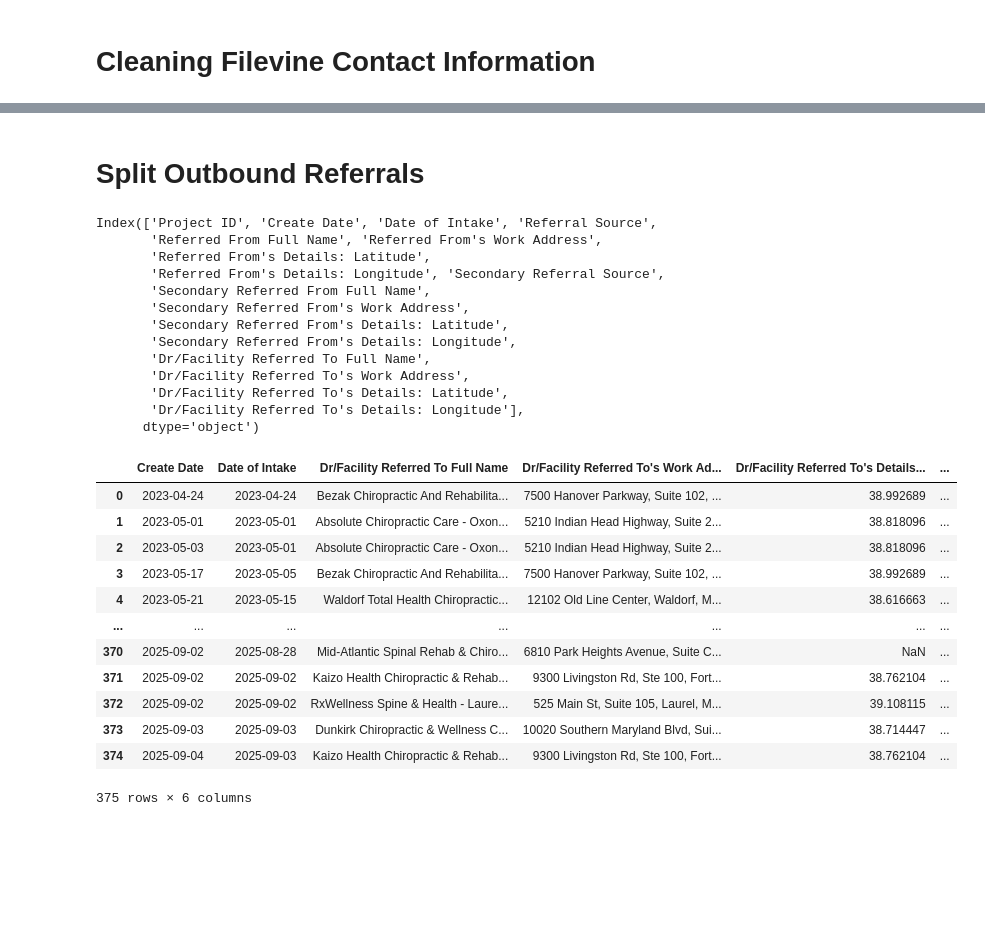
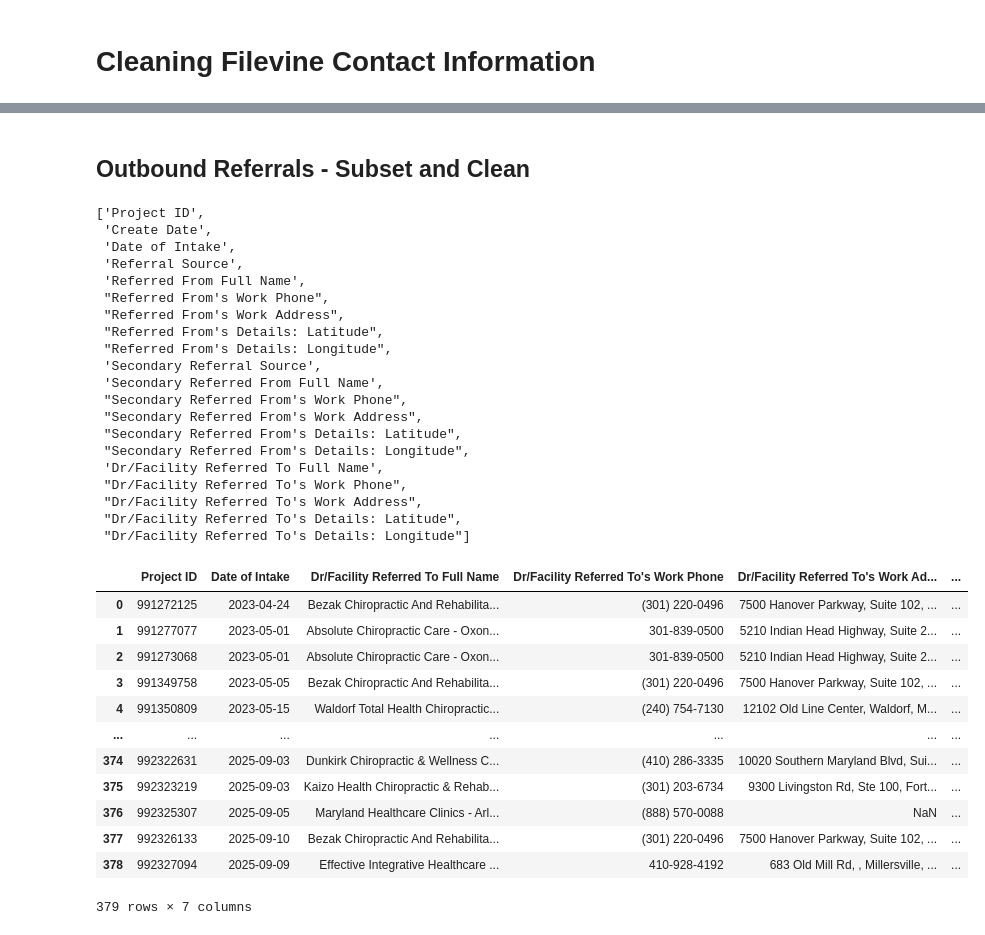
Before and after one commit to The-Jaklitsch-Law-Group/JLG_Provider_Recommender, a Jupyter notebook: prepare_contacts/contact_cleaning.ipynb, the cells around one changed output, grey strips where cells are left out. Drawn from its saved outputs; the diff is of its cells as text; code cells hidden in the pictures; blank space fills up the shorter version.

```diff
--- a/prepare_contacts/contact_cleaning.ipynb
+++ b/prepare_contacts/contact_cleaning.ipynb
@@ -246,48 +323,56 @@ df_inbound
 # %%
 df_inbound.to_parquet('../data/processed/cleaned_inbound_referrals.parquet', compression='zstd')
 # %% [markdown]
-# Split Outbound Referrals
+## Outbound Referrals - Subset and Clean
 # %%
-df_all.columns
+df_all.columns.to_list()
 # %% [output]
-Index(['Project ID', 'Create Date', 'Date of Intake', 'Referral Source',
-       'Referred From Full Name', 'Referred From's Work Address',
-       'Referred From's Details: Latitude',
-       'Referred From's Details: Longitude', 'Secondary Referral Source',
-       'Secondary Referred From Full Name',
-       'Secondary Referred From's Work Address',
-       'Secondary Referred From's Details: Latitude',
-       'Secondary Referred From's Details: Longitude',
-       'Dr/Facility Referred To Full Name',
-       'Dr/Facility Referred To's Work Address',
-       'Dr/Facility Referred To's Details: Latitude',
-       'Dr/Facility Referred To's Details: Longitude'],
-      dtype='object')
+['Project ID',
+ 'Create Date',
+ 'Date of Intake',
+ 'Referral Source',
+ 'Referred From Full Name',
+ "Referred From's Work Phone",
+ "Referred From's Work Address",
+ "Referred From's Details: Latitude",
+ "Referred From's Details: Longitude",
+ 'Secondary Referral Source',
+ 'Secondary Referred From Full Name',
+ "Secondary Referred From's Work Phone",
+ "Secondary Referred From's Work Address",
+ "Secondary Referred From's Details: Latitude",
+ "Secondary Referred From's Details: Longitude",
+ 'Dr/Facility Referred To Full Name',
+ "Dr/Facility Referred To's Work Phone",
+ "Dr/Facility Referred To's Work Address",
+ "Dr/Facility Referred To's Details: Latitude",
+ "Dr/Facility Referred To's Details: Longitude"]
 # %%
 outbound_referral_columns = [
-    'Create Date', 'Date of Intake', 'Dr/Facility Referred To Full Name',
-       'Dr/Facility Referred To\'s Work Address',
-       'Dr/Facility Referred To\'s Details: Latitude',
-       'Dr/Facility Referred To\'s Details: Longitude'
-       ]
+    'Project ID',
+    'Date of Intake',
+    'Dr/Facility Referred To Full Name',
+    "Dr/Facility Referred To's Work Phone",
+    "Dr/Facility Referred To's Work Address",
+    "Dr/Facility Referred To's Details: Latitude",
+    "Dr/Facility Referred To's Details: Longitude"
+    ]
 
 df_outbound = df_all[outbound_referral_columns].copy()
 df_outbound = df_outbound[df_outbound["Dr/Facility Referred To Full Name"].notna()]
-# df_outbound = df_outbound[df_outbound["Dr/Facility Referred To's Details: Latitude"].notna()]
-# df_outbound = df_outbound[df_outbound["Dr/Facility Referred To's Details: Longitude"].notna()]
 df_outbound = df_outbound.reset_index(drop= True)
 df_outbound
 # %% [output]
-|  | Create Date | Date of Intake | Dr/Facility Referred To Full Name | Dr/Facility Referred To's Work Ad... | Dr/Facility Referred To's Details... | ... |
-| 0 | 2023-04-24 | 2023-04-24 | Bezak Chiropractic And Rehabilita... | 7500 Hanover Parkway, Suite 102, ... | 38.992689 | ... |
-| 1 | 2023-05-01 | 2023-05-01 | Absolute Chiropractic Care - Oxon... | 5210 Indian Head Highway, Suite 2... | 38.818096 | ... |
-| 2 | 2023-05-03 | 2023-05-01 | Absolute Chiropractic Care - Oxon... | 5210 Indian Head Highway, Suite 2... | 38.818096 | ... |
-| 3 | 2023-05-17 | 2023-05-05 | Bezak Chiropractic And Rehabilita... | 7500 Hanover Parkway, Suite 102, ... | 38.992689 | ... |
-| 4 | 2023-05-21 | 2023-05-15 | Waldorf Total Health Chiropractic... | 12102 Old Line Center, Waldorf, M... | 38.616663 | ... |
+|  | Project ID | Date of Intake | Dr/Facility Referred To Full Name | Dr/Facility Referred To's Work Phone | Dr/Facility Referred To's Work Ad... | ... |
+| 0 | 991272125 | 2023-04-24 | Bezak Chiropractic And Rehabilita... | (301) 220-0496 | 7500 Hanover Parkway, Suite 102, ... | ... |
+| 1 | 991277077 | 2023-05-01 | Absolute Chiropractic Care - Oxon... | 301-839-0500 | 5210 Indian Head Highway, Suite 2... | ... |
+| 2 | 991273068 | 2023-05-01 | Absolute Chiropractic Care - Oxon... | 301-839-0500 | 5210 Indian Head Highway, Suite 2... | ... |
+| 3 | 991349758 | 2023-05-05 | Bezak Chiropractic And Rehabilita... | (301) 220-0496 | 7500 Hanover Parkway, Suite 102, ... | ... |
+| 4 | 991350809 | 2023-05-15 | Waldorf Total Health Chiropractic... | (240) 754-7130 | 12102 Old Line Center, Waldorf, M... | ... |
 | ... | ... | ... | ... | ... | ... | ... |
-| 370 | 2025-09-02 | 2025-08-28 | Mid-Atlantic Spinal Rehab & Chiro... | 6810 Park Heights Avenue, Suite C... | NaN | ... |
-| 371 | 2025-09-02 | 2025-09-02 | Kaizo Health Chiropractic & Rehab... | 9300 Livingston Rd, Ste 100, Fort... | 38.762104 | ... |
-| 372 | 2025-09-02 | 2025-09-02 | RxWellness Spine & Health - Laure... | 525 Main St, Suite 105, Laurel, M... | 39.108115 | ... |
-| 373 | 2025-09-03 | 2025-09-03 | Dunkirk Chiropractic & Wellness C... | 10020 Southern Maryland Blvd, Sui... | 38.714447 | ... |
-| 374 | 2025-09-04 | 2025-09-03 | Kaizo Health Chiropractic & Rehab... | 9300 Livingston Rd, Ste 100, Fort... | 38.762104 | ... |
+| 374 | 992322631 | 2025-09-03 | Dunkirk Chiropractic & Wellness C... | (410) 286-3335 | 10020 Southern Maryland Blvd, Sui... | ... |
+| 375 | 992323219 | 2025-09-03 | Kaizo Health Chiropractic & Rehab... | (301) 203-6734 | 9300 Livingston Rd, Ste 100, Fort... | ... |
+| 376 | 992325307 | 2025-09-05 | Maryland Healthcare Clinics - Arl... | (888) 570-0088 | NaN | ... |
+| 377 | 992326133 | 2025-09-10 | Bezak Chiropractic And Rehabilita... | (301) 220-0496 | 7500 Hanover Parkway, Suite 102, ... | ... |
+| 378 | 992327094 | 2025-09-09 | Effective Integrative Healthcare ... | 410-928-4192 | 683 Old Mill Rd, , Millersville, ... | ... |
-375 rows × 6 columns
+379 rows × 7 columns
```
Also changed, not shown: parts of 25 cells of this notebook, 1 other file.
